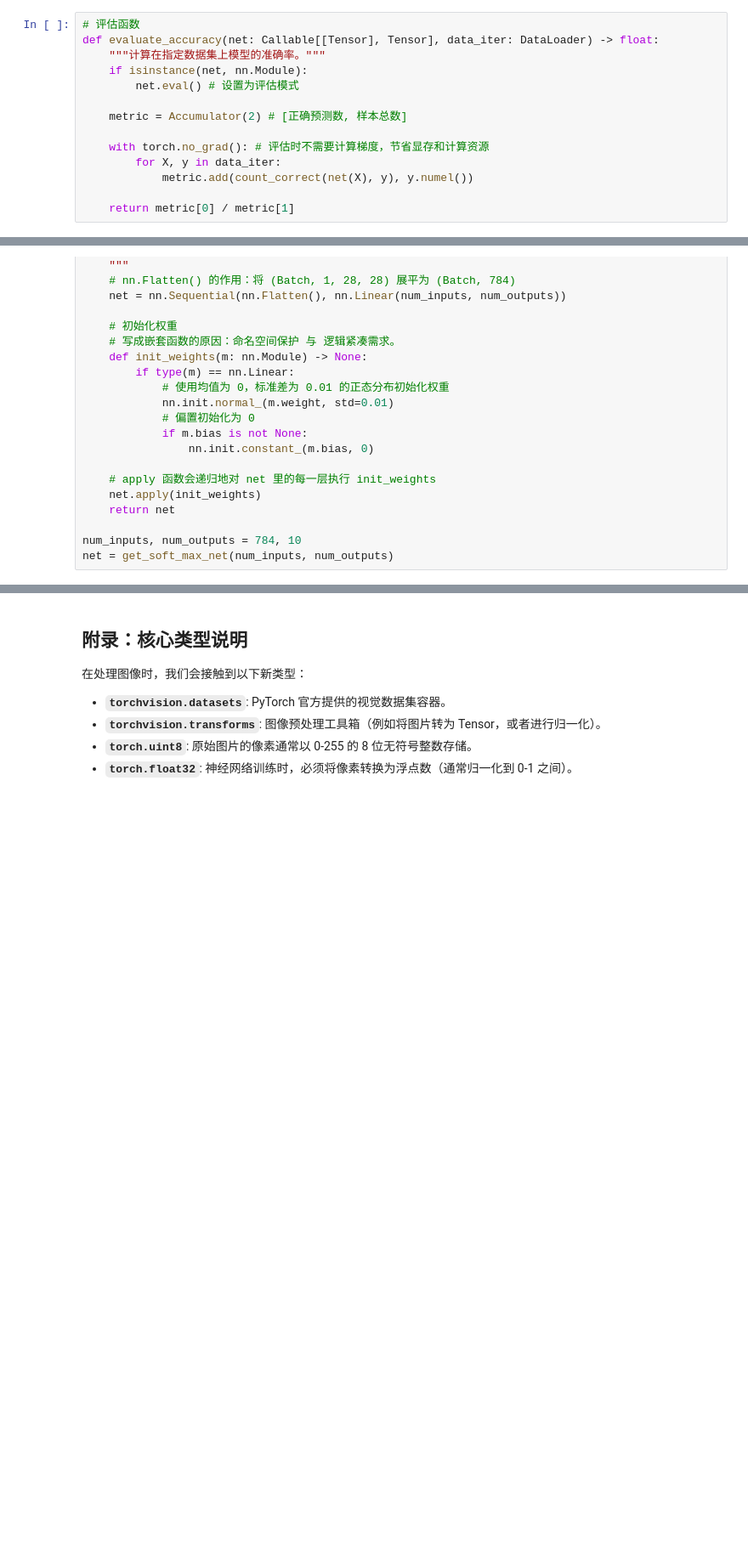
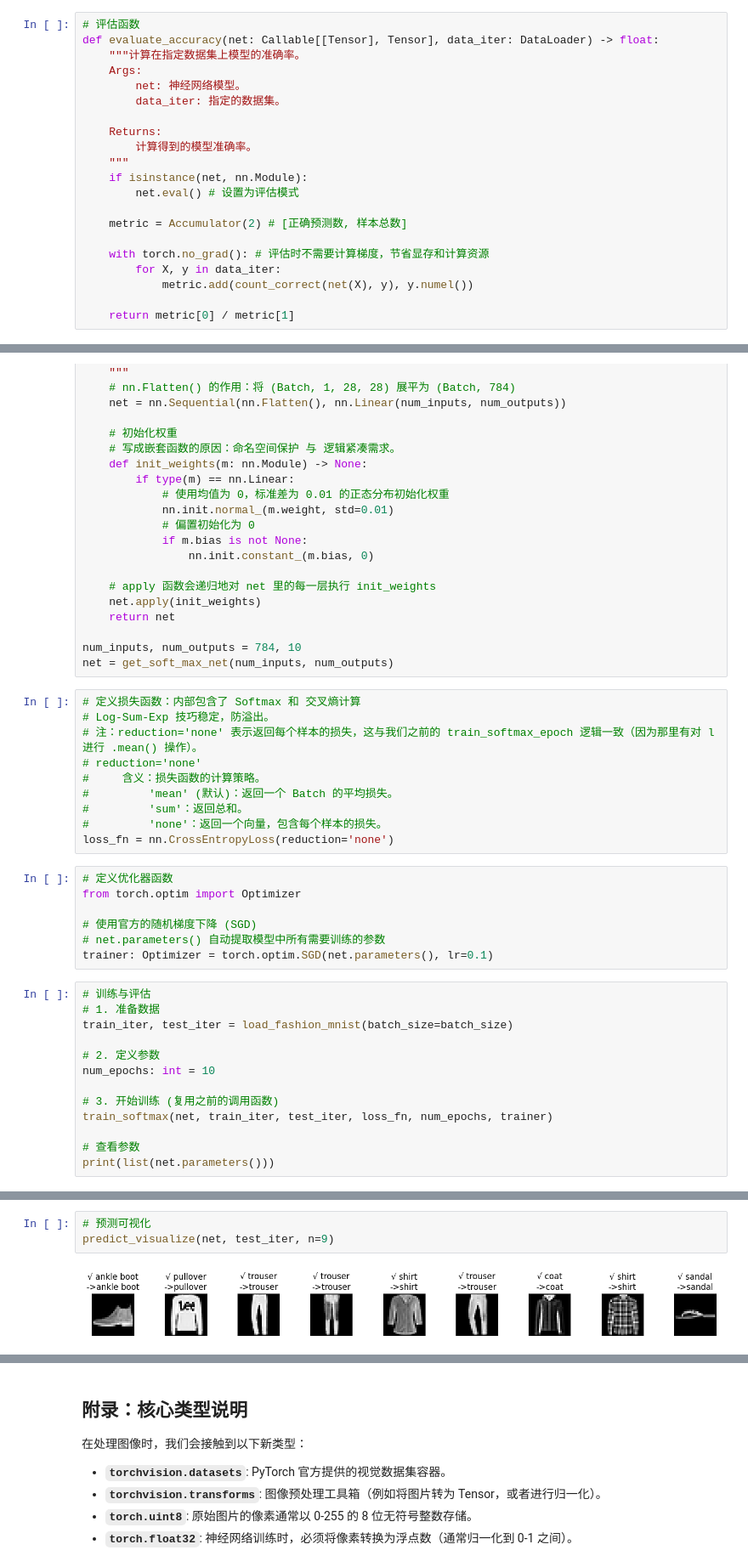
Before and after one commit to 114August514/pytorch_study, a Jupyter notebook: test_unit3_part2.ipynb, the cells around one changed output, grey strips where cells are left out. Shown at 85% size. Drawn from its saved outputs; the diff is of its cells as text; blank space fills up the shorter version.

```diff
--- a/test_unit3_part2.ipynb
+++ b/test_unit3_part2.ipynb
@@ -577,7 +577,14 @@ def train_softmax_epoch(
 # %%
 # 评估函数
 def evaluate_accuracy(net: Callable[[Tensor], Tensor], data_iter: DataLoader) -> float:
-    """计算在指定数据集上模型的准确率。"""
+    """计算在指定数据集上模型的准确率。
+    Args:
+        net: 神经网络模型。
+        data_iter: 指定的数据集。
+
+    Returns:
+        计算得到的模型准确率。
+    """
     if isinstance(net, nn.Module):
         net.eval() # 设置为评估模式
 
@@ -736,3 +820,33 @@ def get_soft_max_net(num_inputs: int, num_outputs: int) -> nn.Sequential:
 
 num_inputs, num_outputs = 784, 10
 net = get_soft_max_net(num_inputs, num_outputs)
+# %%
+# 定义损失函数：内部包含了 Softmax 和 交叉熵计算
+# Log-Sum-Exp 技巧稳定，防溢出。
+# 注：reduction='none' 表示返回每个样本的损失，这与我们之前的 train_softmax_epoch 逻辑一致（因为那里有对 l 进行 .mean() 操作）。
+# reduction='none'
+#     含义：损失函数的计算策略。
+#         'mean' (默认)：返回一个 Batch 的平均损失。
+#         'sum'：返回总和。
+#         'none'：返回一个向量，包含每个样本的损失。
+loss_fn = nn.CrossEntropyLoss(reduction='none')
+# %%
+# 定义优化器函数
+from torch.optim import Optimizer
+
+# 使用官方的随机梯度下降 (SGD)
+# net.parameters() 自动提取模型中所有需要训练的参数
+trainer: Optimizer = torch.optim.SGD(net.parameters(), lr=0.1)
+# %%
+# 训练与评估
+# 1. 准备数据
+train_iter, test_iter = load_fashion_mnist(batch_size=batch_size)
+
+# 2. 定义参数
+num_epochs: int = 10
+
+# 3. 开始训练 (复用之前的调用函数)
+train_softmax(net, train_iter, test_iter, loss_fn, num_epochs, trainer)
+
+# 查看参数
+print(list(net.parameters()))
@@ -738,0 +871,5 @@ net = get_soft_max_net(num_inputs, num_outputs)
+# %%
+# 预测可视化
+predict_visualize(net, test_iter, n=9)
+# %% [output]
+[figure, added]
```
Also changed, not shown: parts of 7 cells of this notebook, 5 other files.
